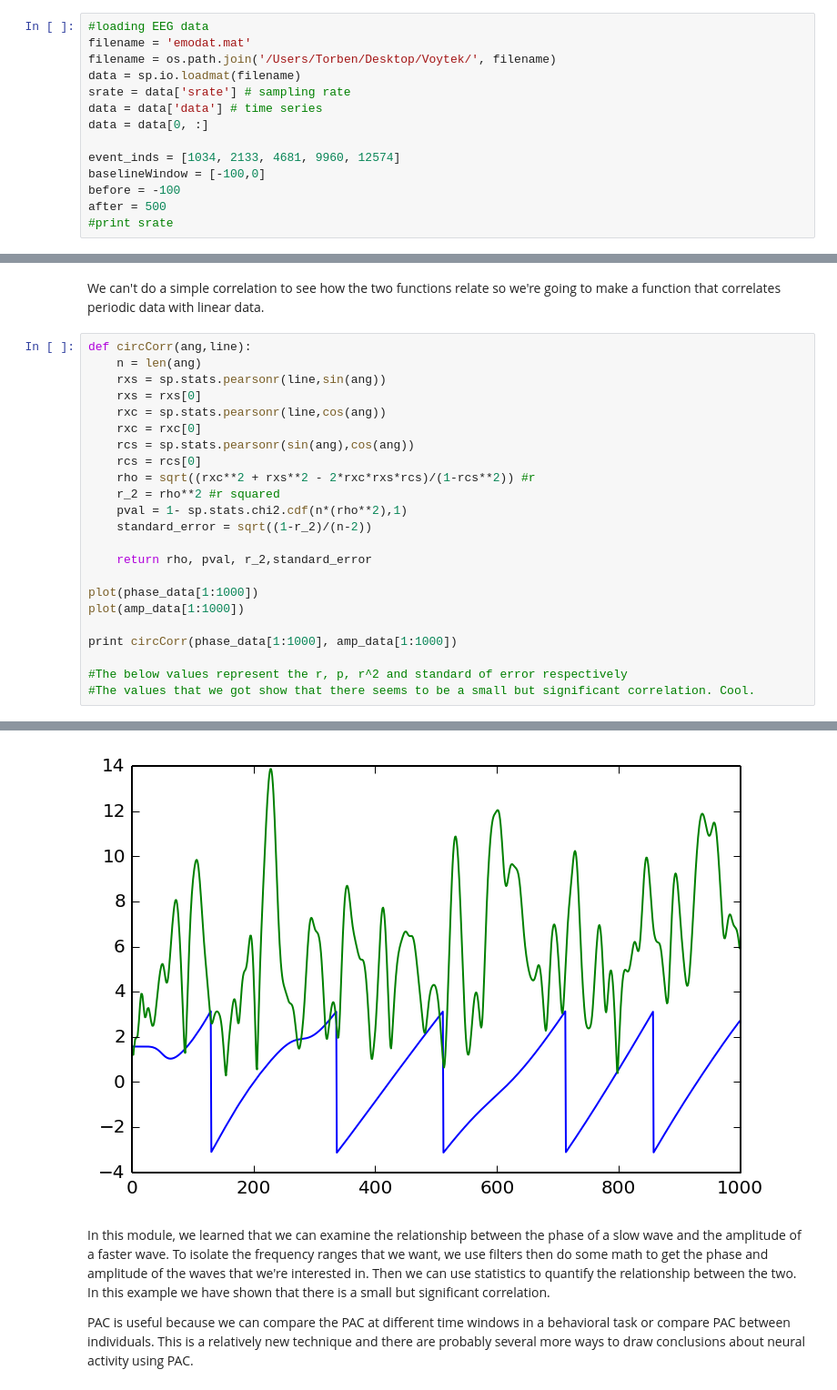
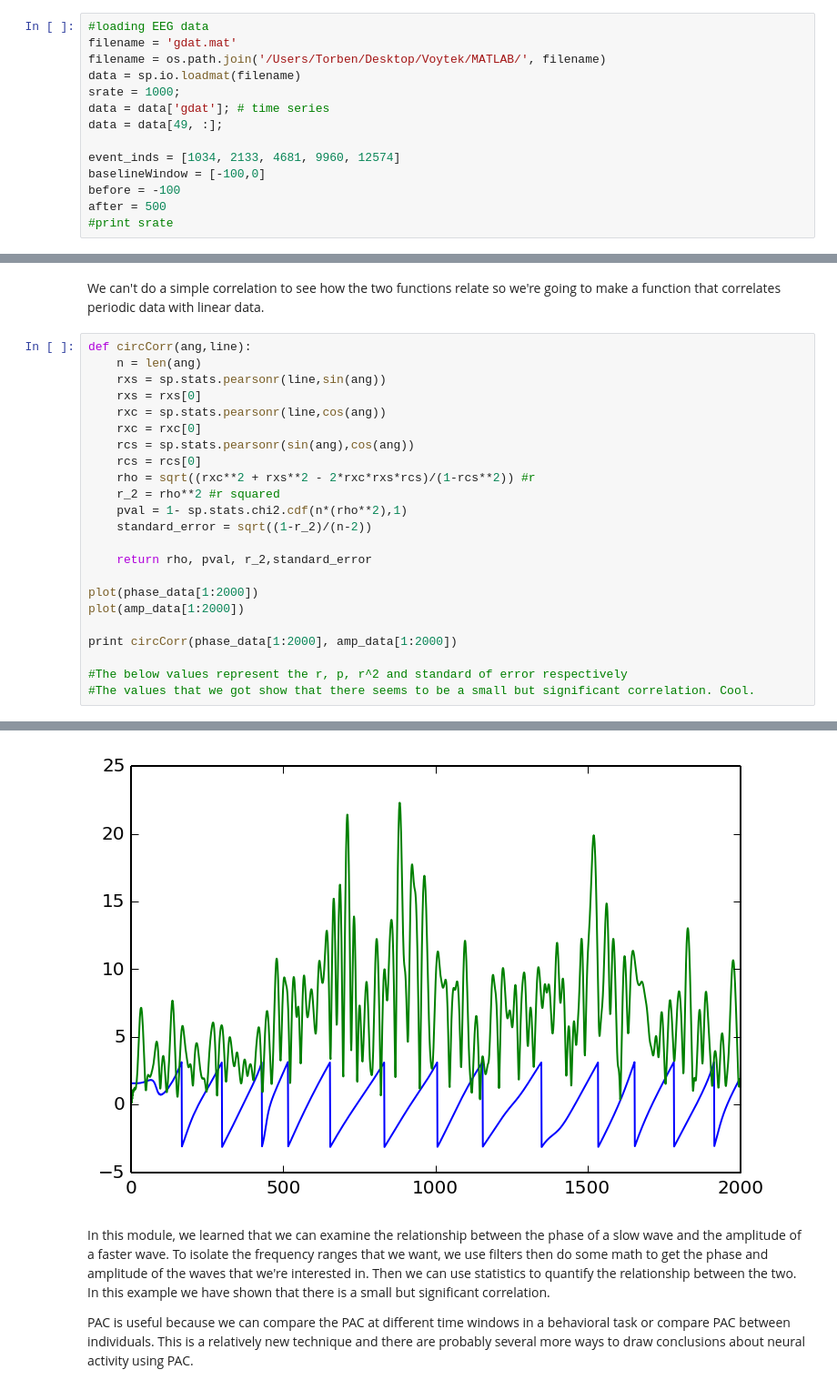
Before and after one commit to voytekresearch/Tutorials, a Jupyter notebook: Phase Amplitude Coupling Tutorial.ipynb, the cells around one changed output, grey strips where cells are left out. Shown at 91% size. Saved outputs shown, nothing was run; the diff lists cells and outputs as text.

```diff
--- a/Phase Amplitude Coupling Tutorial.ipynb
+++ b/Phase Amplitude Coupling Tutorial.ipynb
@@ -18,12 +19,12 @@ from scipy.signal import butter, lfilter, hilbert
 Populating the interactive namespace from numpy and matplotlib
 # %%
 #loading EEG data
-filename = 'emodat.mat'
-filename = os.path.join('/Users/Torben/Desktop/Voytek/', filename)
+filename = 'gdat.mat'
+filename = os.path.join('/Users/Torben/Desktop/Voytek/MATLAB/', filename)
 data = sp.io.loadmat(filename)
-srate = data['srate'] # sampling rate
-data = data['data'] # time series
-data = data[0, :]
+srate = 1000;
+data = data['gdat']; # time series
+data = data[49, :];
 
 event_inds = [1034, 2133, 4681, 9960, 12574]
 baselineWindow = [-100,0]
@@ -149,10 +150,10 @@ def circCorr(ang,line):
 
     return rho, pval, r_2,standard_error
 
-plot(phase_data[1:1000])
-plot(amp_data[1:1000])
+plot(phase_data[1:2000])
+plot(amp_data[1:2000])
 
-print circCorr(phase_data[1:1000], amp_data[1:1000])
+print circCorr(phase_data[1:2000], amp_data[1:2000])
 
 #The below values represent the r, p, r^2 and standard of error respectively
 #The values that we got show that there seems to be a small but significant correlation. Cool.
@@ -161,4 +162,4 @@ print circCorr(phase_data[1:1000], amp_data[1:1000])
-[figure, old version]
+[figure, new version]
 # %% [markdown]
 In this module, we learned that we can examine the relationship between the phase of a slow wave
 and the amplitude of a faster wave.
```
Also changed, not shown: parts of 5 cells of this notebook, 4 other files.
